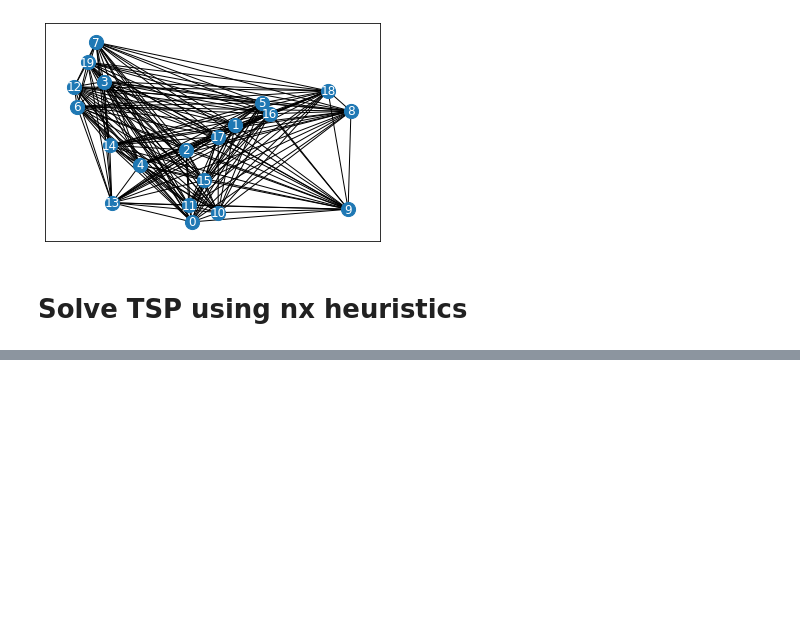
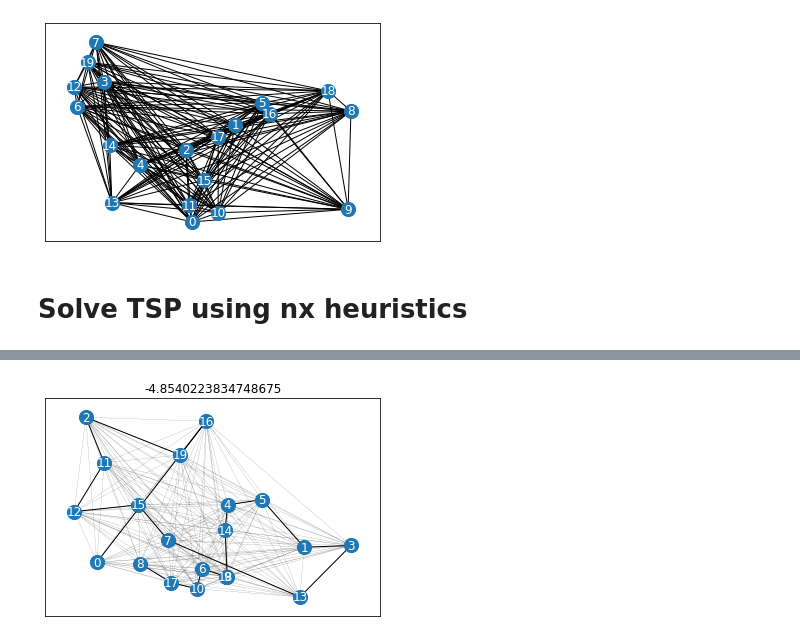
Before and after one commit to NREL/graph-env, a Jupyter notebook: experiments/tsp/tsp-env.ipynb, the cells around one changed output, grey strips where cells are left out. Saved outputs shown, nothing was run; the diff lists cells and outputs as text; code cells hidden in the pictures; blank space fills up the shorter version.

```diff
--- a/experiments/tsp/tsp-env.ipynb
+++ b/experiments/tsp/tsp-env.ipynb
@@ -110,0 +83,6 @@ model(obs['vertex_observations'])
+# %%
+G, path, reward = run_greedy()
+_ = plot_network(G, path=path)
+_ = plt.title(reward)
+# %% [output]
+[figure, added]
```
Also changed, not shown: parts of 14 cells of this notebook, 5 other files.
